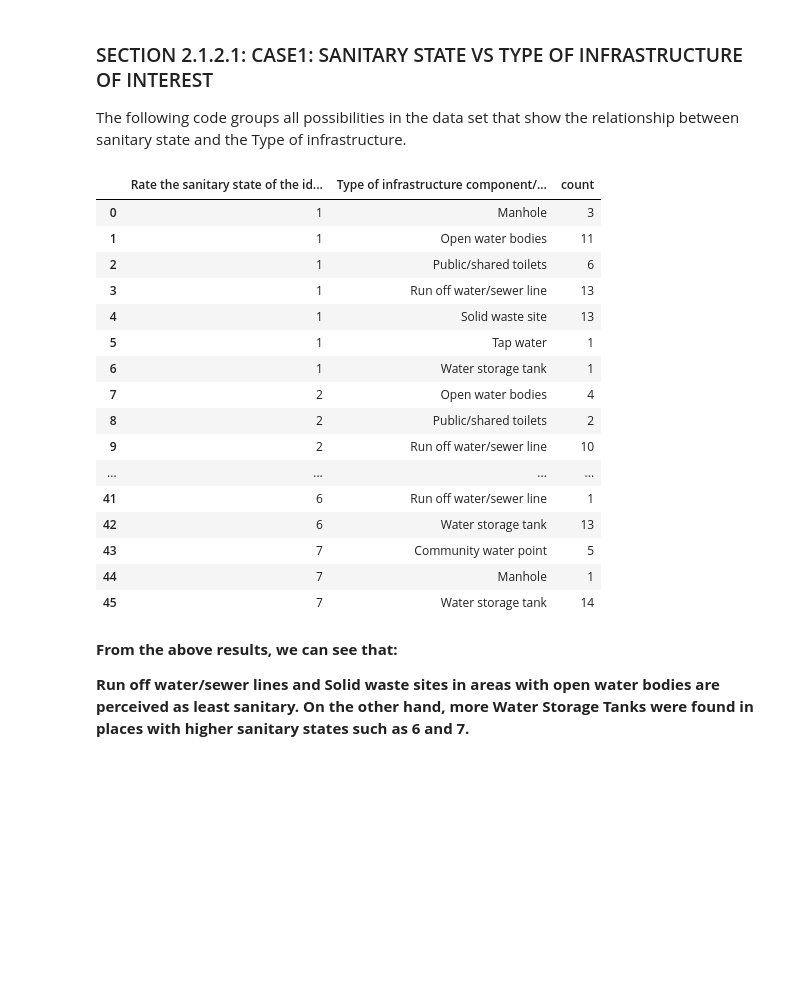
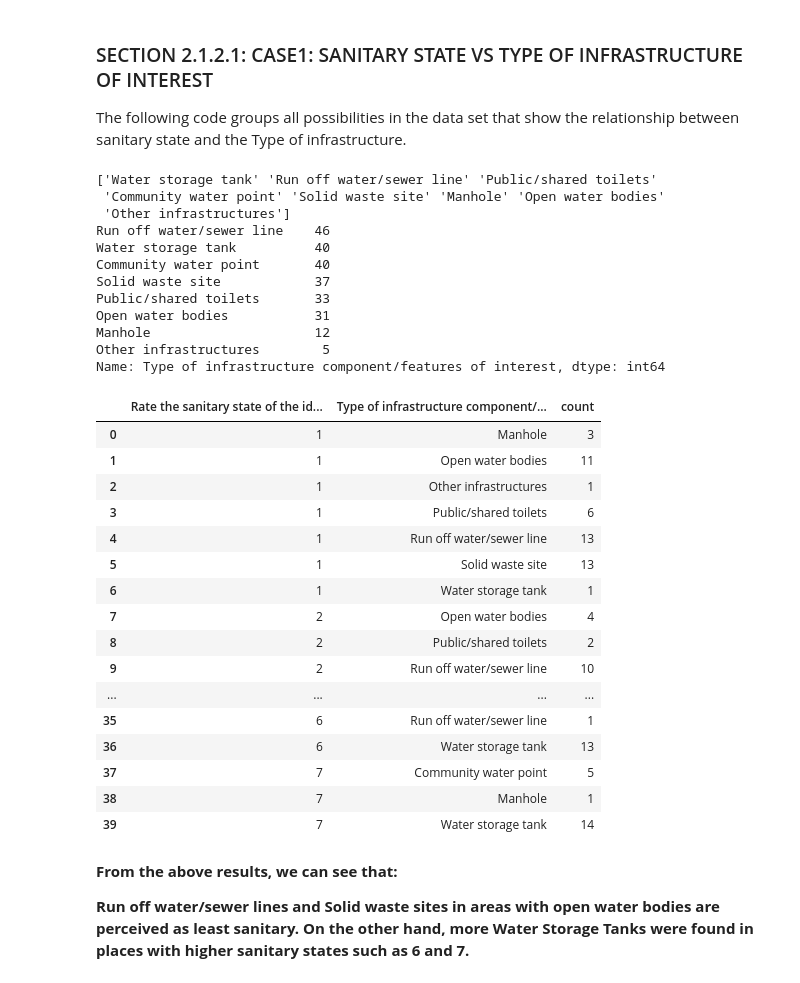
Before and after one commit to ruslanmasinjila/-CHOLERA-HYPER-SURVEILLANCE, a Jupyter notebook: cholera_hyper_surveillance.ipynb, the cells around one changed output. Saved outputs shown, nothing was run; the diff lists cells and outputs as text; code cells hidden in the pictures; blank space fills up the shorter version.

```diff
--- a/cholera_hyper_surveillance.ipynb
+++ b/cholera_hyper_surveillance.ipynb
@@ -31,0 +29,39 @@ sanitation_data = pd.read_csv("sanitation_data.csv")
+# %%
+import pandas as pd
+sanitation_data = pd.read_csv("sanitation_data.csv")
+
+# shuffle the DataFrame rows
+#sanitation_data = sanitation_data.sample(frac = 1)
+
+sanitation_data["Type of infrastructure component/features of interest"] = sanitation_data["Type of infrastructure component/features of interest"].replace(['municipal water ','County  council ', 'County water'],'Community water point')
+sanitation_data["Type of infrastructure component/features of interest"] = sanitation_data["Type of infrastructure component/features of interest"].replace(['Garbage','Gabbage','Garvage'],'Solid waste site')
+sanitation_data["Type of infrastructure component/features of interest"] = sanitation_data["Type of infrastructure component/features of interest"].replace(['Borehole','Tap water', 'Rain water'],'Other infrastructures')
+print(sanitation_data["Type of infrastructure component/features of interest"].value_counts())
+
+
+
+sanitation_data["What is the main source of drinking water in the area?"] = sanitation_data["What is the main source of drinking water in the area?"].replace(['Borhole','Borehole ', 'Borohol','borehole','Bowhole','Bohole','Borehole water', 'Piped and borehole','Bore hole','Borehol','Tap water/ borehole water'],'Borehole')
+sanitation_data["What is the main source of drinking water in the area?"] = sanitation_data["What is the main source of drinking water in the area?"].replace(['Bottle water','Bottled water ','bottled','Bottlled water','Bottled and tap water '],'Bottled water')
+sanitation_data["What is the main source of drinking water in the area?"] = sanitation_data["What is the main source of drinking water in the area?"].replace(['River','river','Rever'],'River water')
+sanitation_data["What is the main source of drinking water in the area?"] = sanitation_data["What is the main source of drinking water in the area?"].replace(['Running tap water','tap water ','tap water','Tap','Tap water ','Tap from olerai ','Running tap'],'Tap water')
+sanitation_data["What is the main source of drinking water in the area?"] = sanitation_data["What is the main source of drinking water in the area?"].replace(['Community water point','Tap water from community water centre','Tap/kanjo ','Citycouncil water','Community water tank ','community water point','Community water tank','Kanjo water '],'Community water point')
+sanitation_data["What is the main source of drinking water in the area?"] = sanitation_data["What is the main source of drinking water in the area?"].replace(['Stotage tank','Storage tank','storage tanks','Storage water tank','Water tank'],'Water storage tank')
+sanitation_data["What is the main source of drinking water in the area?"] = sanitation_data["What is the main source of drinking water in the area?"].replace(['rain water','Rain water/ tap water','Rain water/tapwater', 'Rain water', 'run off', 'run off water', 'Run off water'], 'Other Sources')
+sanitation_data["What is the main source of drinking water in the area?"] = sanitation_data["What is the main source of drinking water in the area?"].replace(['Water vendor','refill water','Refill','water refill points','donkey cart','Water refil'],'Water refill')
+sanitation_data["What is the main source of drinking water in the area?"] = sanitation_data["What is the main source of drinking water in the area?"].replace(['piped water','Piped','piped'],'Water pipe')
+sanitation_data["What is the main source of drinking water in the area?"] = sanitation_data["What is the main source of drinking water in the area?"].replace(['Non','Non '],'None')
+print(sanitation_data["What is the main source of drinking water in the area?"].value_counts())
+
+
+
+
+
+sanitation_data["If yes, what water treatment method is used? If no, why?"] = sanitation_data["If yes, what water treatment method is used? If no, why?"].replace(['Crolin','chlorine and water guard','Whater gurd','Watergaurd','Water guard','chlorinated and purified','Chlorine treated ','Chlorine','Chlorine treatment ','Chrorin','chlorine','chlorination','Chlorinating','Chlorinated'],'Chlorination')
+sanitation_data["If yes, what water treatment method is used? If no, why?"] = sanitation_data["If yes, what water treatment method is used? If no, why?"].replace(['Not sure if treated','Not sure','Not sure which one','The vendor is unaware','Not aware','lack of awareness','Unaware','lack of knowledge','they dont care','Lack of awareness','They have no idea','lack of knowlegde on water treatment methods','ignorance'],'Ignorance')
+sanitation_data["If yes, what water treatment method is used? If no, why?"] = sanitation_data["If yes, what water treatment method is used? If no, why?"].replace(['Boiling and watergaurd','chlorine and boiling.','Chlorination, boiling','boiling','Boiling water','boiling/chlorination'],'Boiling')
+sanitation_data["If yes, what water treatment method is used? If no, why?"] = sanitation_data["If yes, what water treatment method is used? If no, why?"].replace(['They buy mostly bottled drinking water ','Bought water','People buy bottled water','The area uses bottled bought drinking water, then we have no treatment methods around the area.'],'Bottled water')
+sanitation_data["If yes, what water treatment method is used? If no, why?"] = sanitation_data["If yes, what water treatment method is used? If no, why?"].replace(['Lack of proper chemicals','expense',"They can't afford it",'Too expensive'],'Expensive')
+sanitation_data["If yes, what water treatment method is used? If no, why?"] = sanitation_data["If yes, what water treatment method is used? If no, why?"].replace(['Government county council ','Council ','Not sure says its from the city council','Treated well','Treated from the water source','City council treated '],'City council')
+sanitation_data["If yes, what water treatment method is used? If no, why?"] = sanitation_data["If yes, what water treatment method is used? If no, why?"].replace(['None observed ','None observed','No water point observed','Cleaned tanks','None','Reservation','None obsevered ','Watertank','There are none','Water tank','No tanks','Running dirty water','Water ','already treated','No storage facility ','No storage tanks','Its borehole water','They drink directly from tap','No treatment plant ','None ','Direct from the tap.  ','There’s no area with such facility or sale of treatment ','We haven’t identified any treatment method around','Floating sewarage water'],'None / Unclear response')
+sanitation_data["If yes, what water treatment method is used? If no, why?"] = sanitation_data["If yes, what water treatment method is used? If no, why?"].replace(['purification and filtration','purification and filtration.','filtration','Water dispenser','Purification','Decantation'],'Other methods')
+print(sanitation_data["If yes, what water treatment method is used? If no, why?"].value_counts())
@@ -332,26 +375,40 @@ CASE4: SANITARY STATE VS WATER TREATMENT METHOD OR WHY WATER TREATMENT WAS NOT O
 The following code groups all possibilities in the data set that show the relationship between sanitary state and the Type of infrastructure.
 # %%
 rate_infrastructure = pd.DataFrame()
-rate_infrastructure = x_y_z_sanitation_data[["Rate the sanitary state of the identified feature","Type of infrastructure component/features of interest"]]
+rate_infrastructure = sanitation_data[["Rate the sanitary state of the identified feature","Type of infrastructure component/features of interest"]]
+print(rate_infrastructure["Type of infrastructure component/features of interest"].unique())
+print(rate_infrastructure["Type of infrastructure component/features of interest"].value_counts())
 rate_infrastructure.groupby(["Rate the sanitary state of the identified feature","Type of infrastructure component/features of interest"]).size().reset_index().rename(columns={0:'count'})
 # %% [output]
+['Water storage tank' 'Run off water/sewer line' 'Public/shared toilets'
+ 'Community water point' 'Solid waste site' 'Manhole' 'Open water bodies'
+ 'Other infrastructures']
+Run off water/sewer line    46
+Water storage tank          40
+Community water point       40
+Solid waste site            37
+Public/shared toilets       33
+Open water bodies           31
+Manhole                     12
+Other infrastructures        5
+Name: Type of infrastructure component/features of interest, dtype: int64
 |  | Rate the sanitary state of the id... | Type of infrastructure component/... | count |
 | 0 | 1 | Manhole | 3 |
 | 1 | 1 | Open water bodies | 11 |
-| 2 | 1 | Public/shared toilets | 6 |
-| 3 | 1 | Run off water/sewer line | 13 |
-| 4 | 1 | Solid waste site | 13 |
-| 5 | 1 | Tap water | 1 |
+| 2 | 1 | Other infrastructures | 1 |
+| 3 | 1 | Public/shared toilets | 6 |
+| 4 | 1 | Run off water/sewer line | 13 |
+| 5 | 1 | Solid waste site | 13 |
 | 6 | 1 | Water storage tank | 1 |
 | 7 | 2 | Open water bodies | 4 |
 | 8 | 2 | Public/shared toilets | 2 |
 | 9 | 2 | Run off water/sewer line | 10 |
 | ... | ... | ... | ... |
-| 41 | 6 | Run off water/sewer line | 1 |
-| 42 | 6 | Water storage tank | 13 |
-| 43 | 7 | Community water point | 5 |
-| 44 | 7 | Manhole | 1 |
-| 45 | 7 | Water storage tank | 14 |
+| 35 | 6 | Run off water/sewer line | 1 |
+| 36 | 6 | Water storage tank | 13 |
+| 37 | 7 | Community water point | 5 |
+| 38 | 7 | Manhole | 1 |
+| 39 | 7 | Water storage tank | 14 |
 # %% [markdown]
 **From the above results, we can see that:**
 
```
Also changed, not shown: parts of 25 cells of this notebook.
